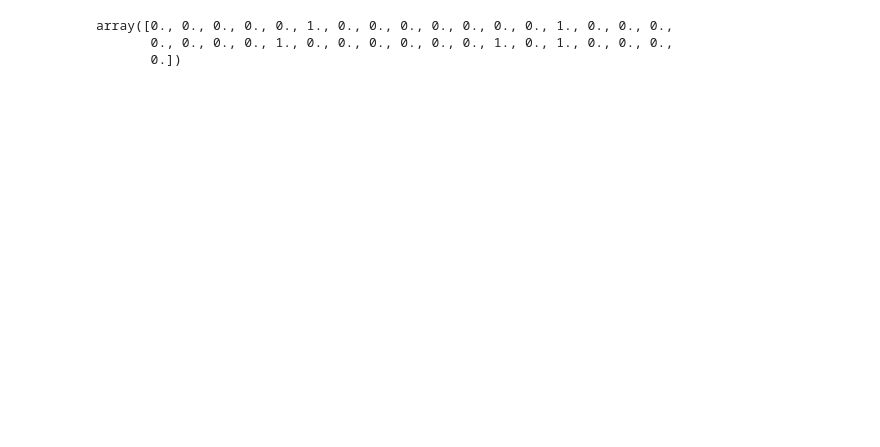
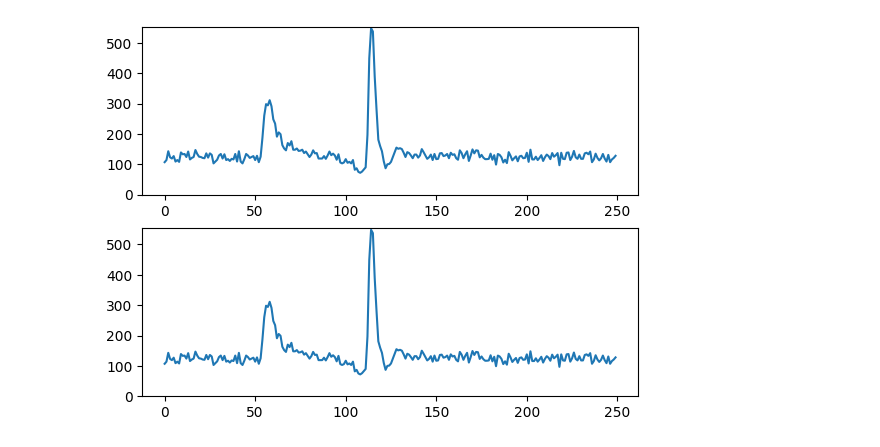
Before and after one commit to mihalybanyai/ait-compneuro-assignments, a Jupyter notebook: dopamine_data.ipynb, the cells around one changed output. Saved outputs shown, nothing was run; the diff lists cells and outputs as text; code cells hidden in the pictures; blank space fills up the shorter version.

Commit message:
trying to figure out what's in the data

```diff
--- a/dopamine_data.ipynb
+++ b/dopamine_data.ipynb
@@ -4,4 +5,6 @@ from scipy.io import loadmat
 # %%
 # download the data from here: https://crcns.org/data-sets/bst/vta-1/about-vta-1 and copy the data folder here
-d = loadmat('data/Saline_Task1_1.mat')
-d.keys()
+n_cell = 42
+all_data = []
+for cell in range(n_cell):
+    all_data.append(loadmat('data/Saline_Task1_%d.mat' % (cell + 1)))
@@ -20,25 +22,63 @@ array([[4159025.4],
 # %%
+def add_trial_to_spike_counts(anchor_ms, window_ms, bin_ms, spike_times, spike_counts):
 
-t_cs = d['odor_onsets'][0,0]
+    trial_start_ms = anchor_ms + window_ms[0]
+    trial_end_ms = anchor_ms + window_ms[1]
 
-window_ms = (-150, 200)
-bin_ms = 10
+    for ts in spike_times:
+        if ts >= trial_start_ms and ts < trial_end_ms:
+            spike_time_from_trial_start_ms = ts - trial_start_ms
+            bin_idx = int(np.floor(spike_time_from_trial_start_ms / bin_ms))
+            spike_counts[bin_idx] += 1
+        elif ts >= trial_end_ms:
+            break
+
+
+window_ms = (-1000, 4000)
+bin_ms = 20
 window_length_ms = window_ms[1] - window_ms[0]
 assert(window_length_ms % bin_ms == 0)
 n_bin = int(window_length_ms / bin_ms)
-spike_counts = np.zeros((n_bin))
 
-anchor_ms = t_cs
-trial_start_ms = anchor_ms + window_ms[0]
-trial_end_ms = anchor_ms + window_ms[1]
+naive_spike_counts = np.zeros((n_bin))
+learned_spike_counts = np.zeros((n_bin))
 
-for ts in d['spiketimes'][:, 0]:
-    if ts >= trial_start_ms and ts < trial_end_ms:
-        spike_time_from_trial_start_ms = ts - trial_start_ms
-        bin_idx = int(np.floor(spike_time_from_trial_start_ms / bin_ms))
-        spike_counts[bin_idx] += 1
-    elif ts >= trial_end_ms:
-        break
 
-spike_counts
+n_cell = 41
+task_ID = 2
+all_data = []
+for cell in range(n_cell):
+    all_data.append(loadmat('data/Saline_Task%d_%d.mat' % (task_ID, cell + 1)))
+
+for cell in all_data:
+    #-1-9 correspond to Odor A Trials, with ISIs of 1.2s (1) to 2.8s (9).
+    #-10 and 11 correspond to Odor B and Odor C trials, respectively
+    #-16 corresponds to Odor D trials
+    #-13 corresponds to Odor A omission trials
+    #-14 corresponds to Odor B omission trials
+    #-15 corresponds to Odor C omission trials
+    trial_B_indices = np.where(cell['trial_type'][:, 0] == 10)[0]
+    #print(trial_B_indices)
+    n_trials_B = len(trial_B_indices)
+    if n_trials_B == 0:
+        continue
+
+    for tr_idx in range(0, n_trials_B):
+        act_naive_trial = trial_B_indices[tr_idx]
+        naive_t_cs = cell['odor_onsets'][act_naive_trial,0]
+        add_trial_to_spike_counts(anchor_ms=naive_t_cs, window_ms=window_ms, bin_ms=bin_ms, spike_times=cell['spiketimes'][:, 0], spike_counts=naive_spike_counts)
+
+        act_learned_trial = trial_B_indices[-tr_idx-1]
+        learned_t_cs = cell['odor_onsets'][act_learned_trial,0]
+        add_trial_to_spike_counts(anchor_ms=learned_t_cs, window_ms=window_ms, bin_ms=bin_ms, spike_times=cell['spiketimes'][:, 0], spike_counts=learned_spike_counts)
+
+        #print(act_naive_trial, act_learned_trial)
+
+y_max = np.maximum(naive_spike_counts.max(), learned_spike_counts.max()) + 5
+plt.subplot(2, 1, 1)
+plt.plot(naive_spike_counts)
+plt.ylim((0, y_max))
+plt.subplot(2, 1, 2)
+plt.plot(learned_spike_counts)
+plt.ylim((0, y_max))
 # %% [output]
@@ -50,3 +86 @@ spike_counts
-array([0., 0., 0., 0., 0., 1., 0., 0., 0., 0., 0., 0., 0., 1., 0., 0., 0.,
-       0., 0., 0., 0., 1., 0., 0., 0., 0., 0., 0., 1., 0., 1., 0., 0., 0.,
-       0.])
+[figure, added]
```
Also changed, not shown: parts of 7 cells of this notebook.
